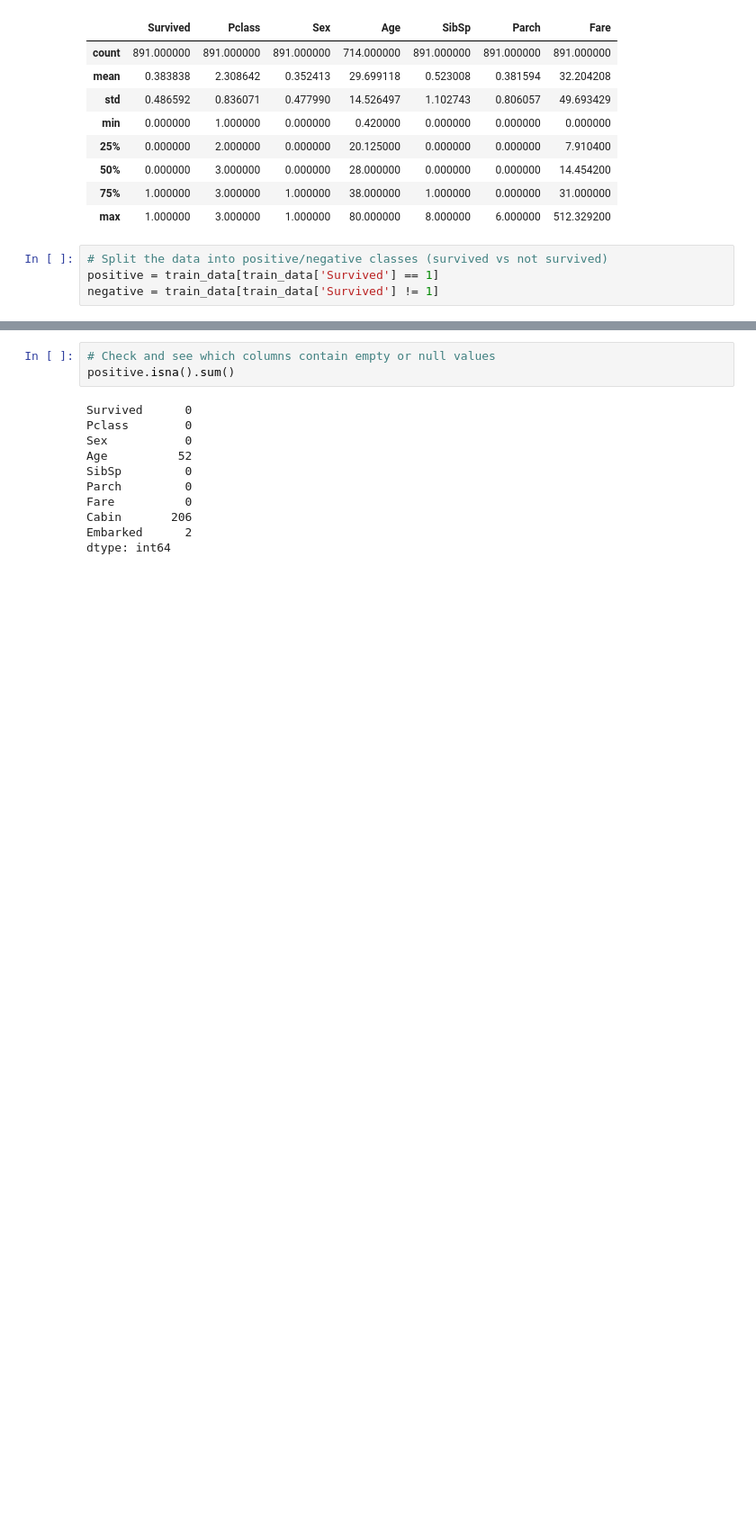
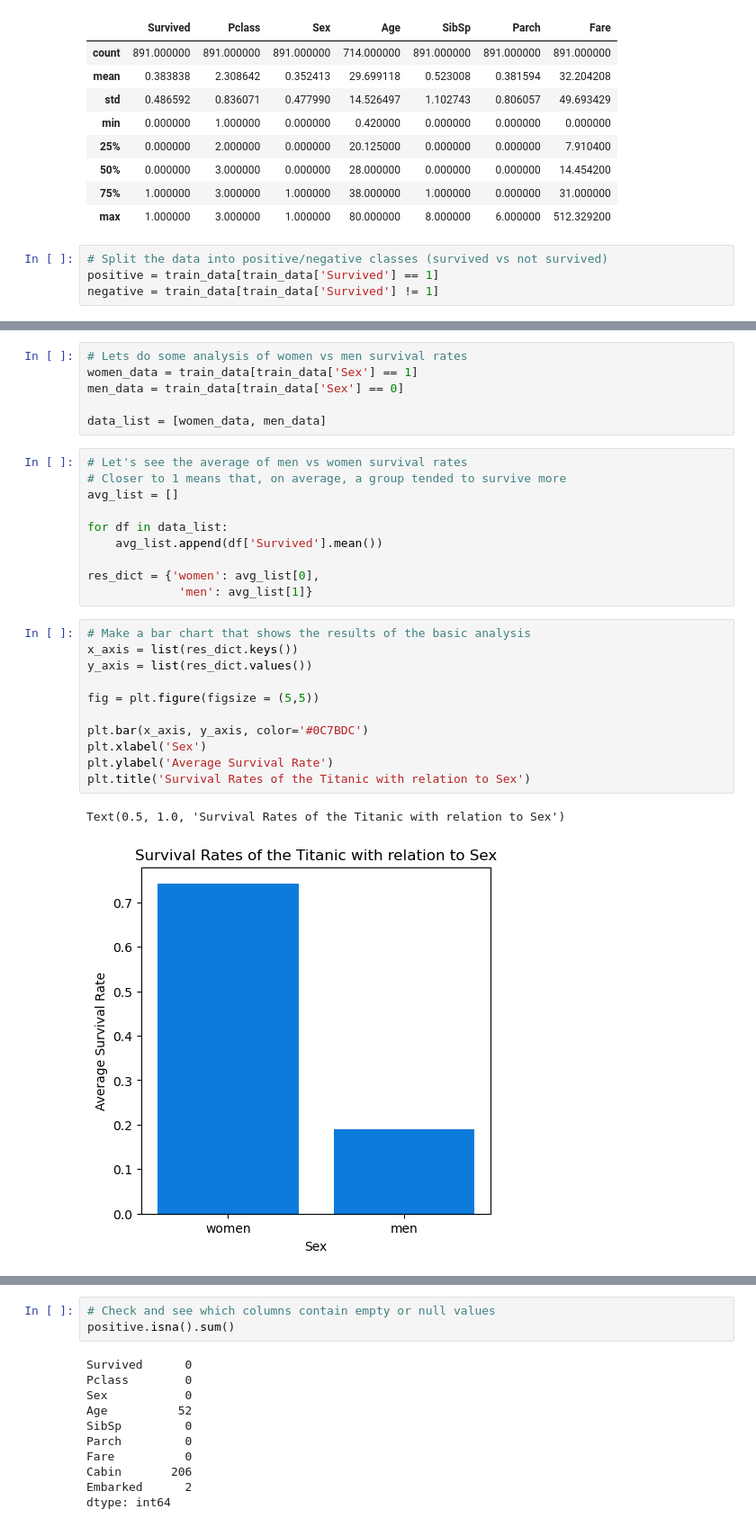
Before and after one commit to JacobEnochCMSC471/Kaggle-Titanic, a Jupyter notebook: Jacob Enoch Kaggle Titanic.ipynb, the cells around one changed output, grey strips where cells are left out. Shown at 90% size. Saved outputs shown, nothing was run; the diff lists cells and outputs as text; blank space fills up the shorter version.

```diff
--- a/Jacob Enoch Kaggle Titanic.ipynb
+++ b/Jacob Enoch Kaggle Titanic.ipynb
@@ -87,0 +89,30 @@ Text(0.5, 1.0, 'Ratio of Survivors (1) vs Deaths (0) in Data')
+# %%
+# Lets do some analysis of women vs men survival rates
+women_data = train_data[train_data['Sex'] == 1]
+men_data = train_data[train_data['Sex'] == 0]
+
+data_list = [women_data, men_data]
+# %%
+# Let's see the average of men vs women survival rates
+# Closer to 1 means that, on average, a group tended to survive more
+avg_list = []
+
+for df in data_list:
+    avg_list.append(df['Survived'].mean())
+
+res_dict = {'women': avg_list[0],
+             'men': avg_list[1]}
+# %%
+# Make a bar chart that shows the results of the basic analysis
+x_axis = list(res_dict.keys())
+y_axis = list(res_dict.values())
+
+fig = plt.figure(figsize = (5,5))
+
+plt.bar(x_axis, y_axis, color='#0C7BDC')
+plt.xlabel('Sex')
+plt.ylabel('Average Survival Rate')
+plt.title('Survival Rates of the Titanic with relation to Sex')
+# %% [output]
+Text(0.5, 1.0, 'Survival Rates of the Titanic with relation to Sex')
+[figure, added]
```
Also changed, not shown: parts of 17 cells of this notebook.
